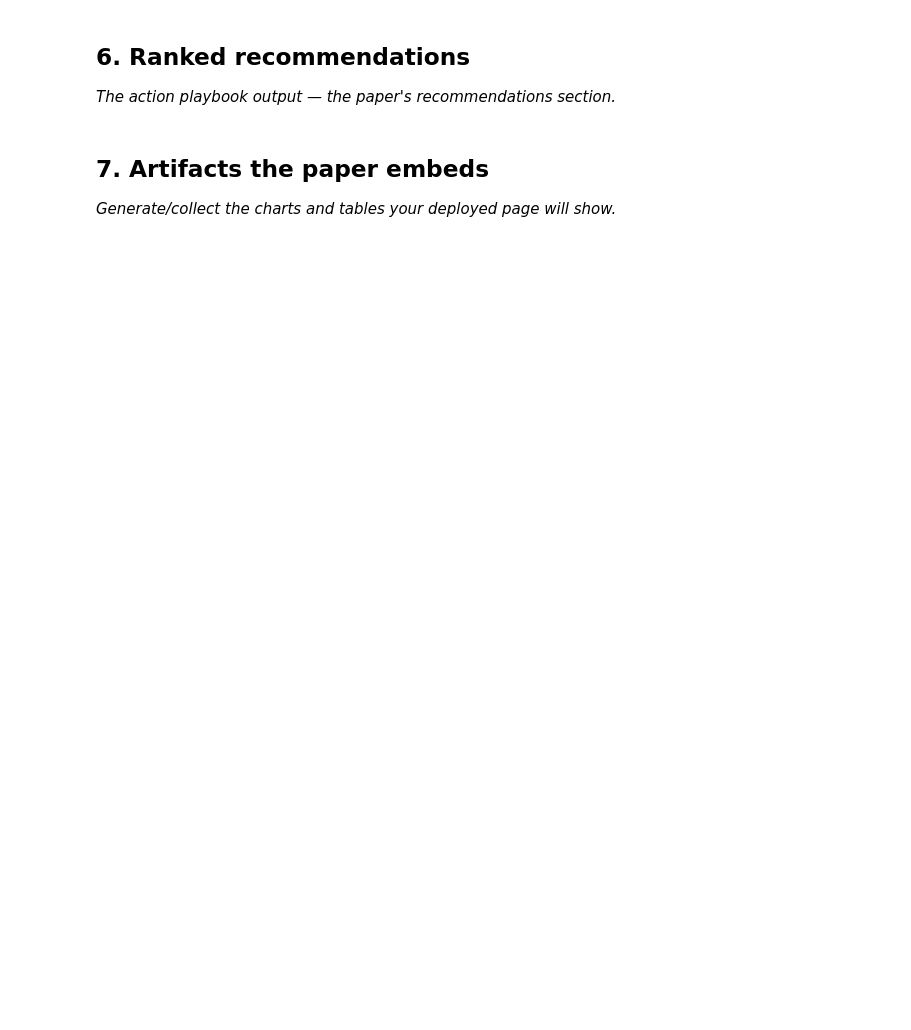
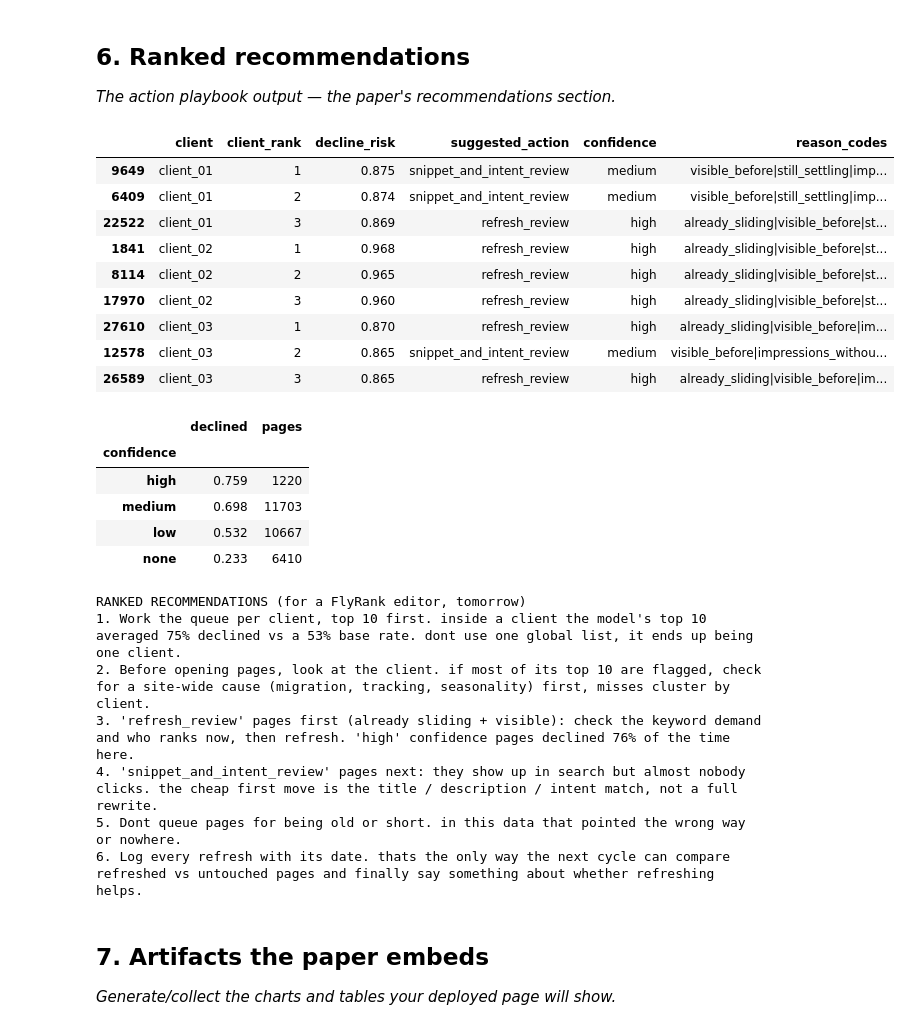
Before and after one commit to Prithvi-Satish/FlyRank-Project, a Jupyter notebook: work/notebooks/capstone.ipynb, the cells around one changed output. Cells and saved outputs as stored; diff of their text form; code cells hidden in the pictures; blank space fills up the shorter version.

```diff
--- a/work/notebooks/capstone.ipynb
+++ b/work/notebooks/capstone.ipynb
@@ -28,6 +233,66 @@ This skeleton is yours to fill. Work the sections **in order** — each one has
 ## 6. Ranked recommendations
 
 *The action playbook output — the paper's recommendations section.*
+# %%
+"""The playbook output (w07), regenerated from the out-of-fold scores above: ranked inside each client, reason codes in words, an action and a confidence band. Then the recommendations in plain words."""
+
+codes = lb.reason_codes(df)
+codes = codes.where(~((df["impressions_prev_30d"] >= 100) & (df["ctr_prev30"] < 0.1)), codes + "|impressions_without_clicks")
+codes = codes.where(~(df["content_age_days"] < 180), codes + "|young_page")
+has = lambda name: codes.str.contains(name)
+queue = df[["client_id", "content_id", "is_declining_label"]].assign(
+    decline_risk=oof,
+    rule_points=lb.baseline_points(df),
+    reason_codes=codes.str.replace("general_review|", "", regex=False),
+    suggested_action=np.select([has("no_prior_traffic"), has("already_sliding") & has("visible_before"), has("impressions_without_clicks"), has("recent_spike")],
+                               ["no_action", "refresh_review", "snippet_and_intent_review", "watch_spike"], "monitor"),
+)
+queue["confidence"] = np.select(
+    [(queue["decline_risk"] >= 0.80) & (queue["rule_points"] >= 3), (queue["decline_risk"] >= 0.70) | (queue["rule_points"] == 4), queue["decline_risk"] >= 0.50],
+    ["high", "medium", "low"], "none")
+queue.loc[queue["suggested_action"] == "no_action", "confidence"] = "none"
+queue["client_rank"] = queue.groupby("client_id")["decline_risk"].rank(ascending=False, method="first").astype(int)
+client_index = {c: f"client_{i:02d}" for i, c in enumerate(df.groupby("client_id").size().sort_values(ascending=False).index, start=1)}
+queue["client"] = queue["client_id"].map(client_index)
+
+top3 = queue[queue["client_rank"] <= 3].sort_values(["client", "client_rank"])
+with pd.option_context("display.max_colwidth", None, "display.width", 220):
+    display(top3[top3["client"].isin(["client_01", "client_02", "client_03"])][["client", "client_rank", "decline_risk", "suggested_action", "confidence", "reason_codes"]].round(3))
+
+bands = queue.groupby("confidence")["is_declining_label"].agg(declined="mean", pages="size").reindex(["high", "medium", "low", "none"]).round(3)
+display(bands)
+
+print(f"""RANKED RECOMMENDATIONS (for a FlyRank editor, tomorrow)
+1. Work the queue per client, top 10 first. inside a client the model's top 10 averaged {lift['model top 10'].mean():.0%} declined vs a {lift['client base rate'].mean():.0%} base rate. dont use one global list, it ends up being one client.
+2. Before opening pages, look at the client. if most of its top 10 are flagged, check for a site-wide cause (migration, tracking, seasonality) first, misses cluster by client.
+3. 'refresh_review' pages first (already sliding + visible): check the keyword demand and who ranks now, then refresh. 'high' confidence pages declined {bands.loc['high', 'declined']:.0%} of the time here.
+4. 'snippet_and_intent_review' pages next: they show up in search but almost nobody clicks. the cheap first move is the title / description / intent match, not a full rewrite.
+5. Dont queue pages for being old or short. in this data that pointed the wrong way or nowhere.
+6. Log every refresh with its date. thats the only way the next cycle can compare refreshed vs untouched pages and finally say something about whether refreshing helps.""")
+# %% [output]
+|  | client | client_rank | decline_risk | suggested_action | confidence | reason_codes |
+| 9649 | client_01 | 1 | 0.875 | snippet_and_intent_review | medium | visible_before|still_settling|imp... |
+| 6409 | client_01 | 2 | 0.874 | snippet_and_intent_review | medium | visible_before|still_settling|imp... |
+| 22522 | client_01 | 3 | 0.869 | refresh_review | high | already_sliding|visible_before|st... |
+| 1841 | client_02 | 1 | 0.968 | refresh_review | high | already_sliding|visible_before|st... |
+| 8114 | client_02 | 2 | 0.965 | refresh_review | high | already_sliding|visible_before|st... |
+| 17970 | client_02 | 3 | 0.960 | refresh_review | high | already_sliding|visible_before|st... |
+| 27610 | client_03 | 1 | 0.870 | refresh_review | high | already_sliding|visible_before|im... |
+| 12578 | client_03 | 2 | 0.865 | snippet_and_intent_review | medium | visible_before|impressions_withou... |
+| 26589 | client_03 | 3 | 0.865 | refresh_review | high | already_sliding|visible_before|im... |
+|  | declined | pages |
+| confidence |  |  |
+| high | 0.759 | 1220 |
+| medium | 0.698 | 11703 |
+| low | 0.532 | 10667 |
+| none | 0.233 | 6410 |
+RANKED RECOMMENDATIONS (for a FlyRank editor, tomorrow)
+1. Work the queue per client, top 10 first. inside a client the model's top 10 averaged 75% declined vs a 53% base rate. dont use one global list, it ends up being one client.
+2. Before opening pages, look at the client. if most of its top 10 are flagged, check for a site-wide cause (migration, tracking, seasonality) first, misses cluster by client.
+3. 'refresh_review' pages first (already sliding + visible): check the keyword demand and who ranks now, then refresh. 'high' confidence pages declined 76% of the time here.
+4. 'snippet_and_intent_review' pages next: they show up in search but almost nobody clicks. the cheap first move is the title / description / intent match, not a full rewrite.
+5. Dont queue pages for being old or short. in this data that pointed the wrong way or nowhere.
+6. Log every refresh with its date. thats the only way the next cycle can compare refreshed vs untouched pages and finally say something about whether refreshing helps.
 # %% [markdown]
 ## 7. Artifacts the paper embeds
 
```
Also changed, not shown: parts of 7 cells of this notebook, 19 other files.
